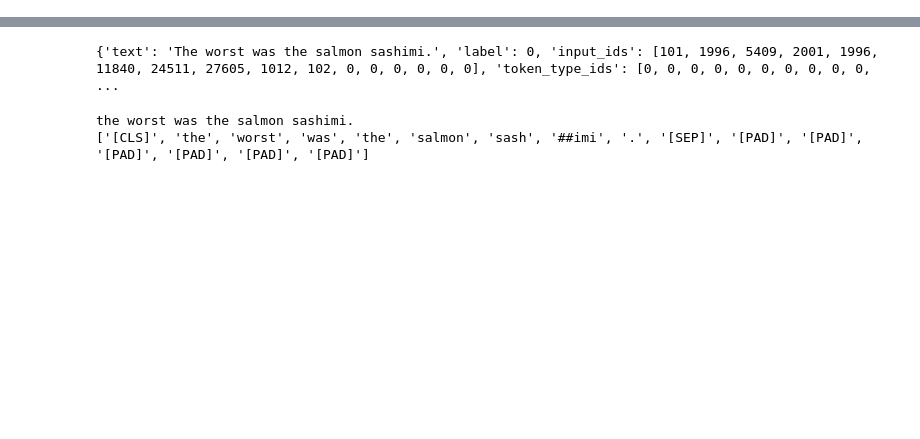
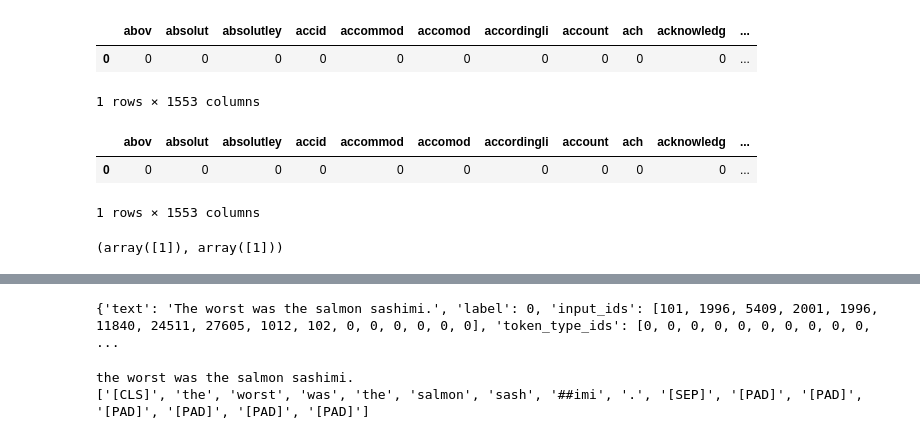
Before and after one commit to ashishu007/nlp-intro, a Jupyter notebook: bert.ipynb, the cells around one changed output, grey strips where cells are left out. Cells and saved outputs as stored; diff of their text form; code cells hidden in the pictures; blank space fills up the shorter version.

```diff
--- a/bert.ipynb
+++ b/bert.ipynb
@@ -27,0 +92,21 @@ df.head(2)
+# %%
+text1 = "The city is located on the bank of the river"
+text2 = "Let's go to the bank and deposit some money"
+vectorized_df1 = extract_features(text1)
+vectorized_df2 = extract_features(text2)
+# %%
+vectorized_df1
+# %% [output]
+|  | abov | absolut | absolutley | accid | accommod | accomod | accordingli | account | ach | acknowledg | ... |
+| 0 | 0 | 0 | 0 | 0 | 0 | 0 | 0 | 0 | 0 | 0 | ... |
+1 rows × 1553 columns
+# %%
+vectorized_df2
+# %% [output]
+|  | abov | absolut | absolutley | accid | accommod | accomod | accordingli | account | ach | acknowledg | ... |
+| 0 | 0 | 0 | 0 | 0 | 0 | 0 | 0 | 0 | 0 | 0 | ... |
+1 rows × 1553 columns
+# %%
+vectorized_df2["bank"].values, vectorized_df2["bank"].values
+# %% [output]
+(array([1]), array([1]))
```
Also changed, not shown: parts of 52 cells of this notebook, 13 other files.
